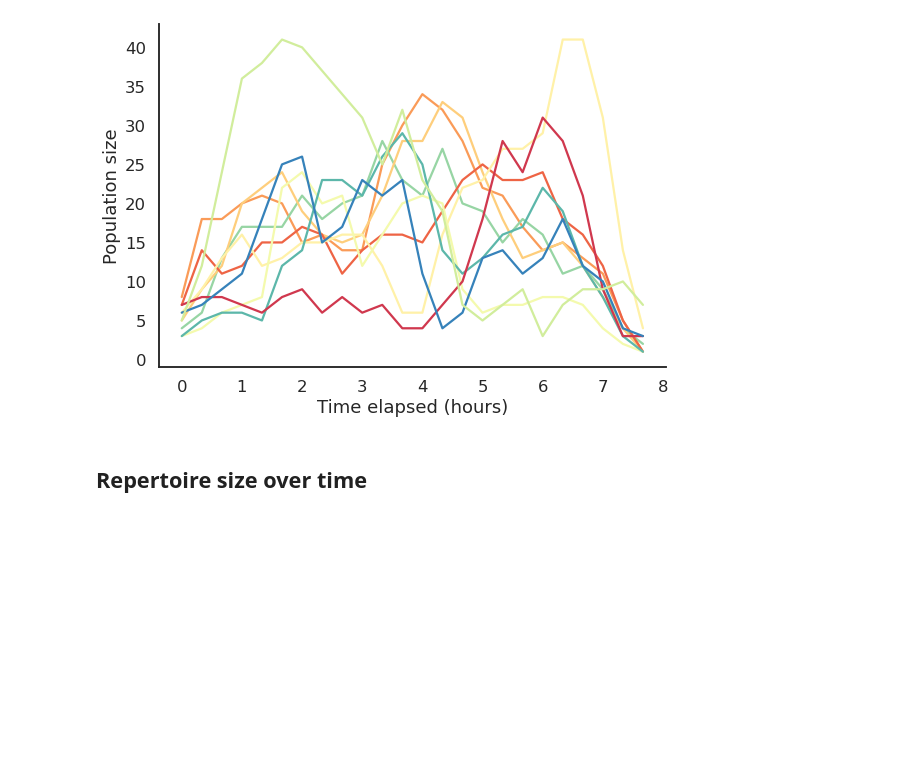
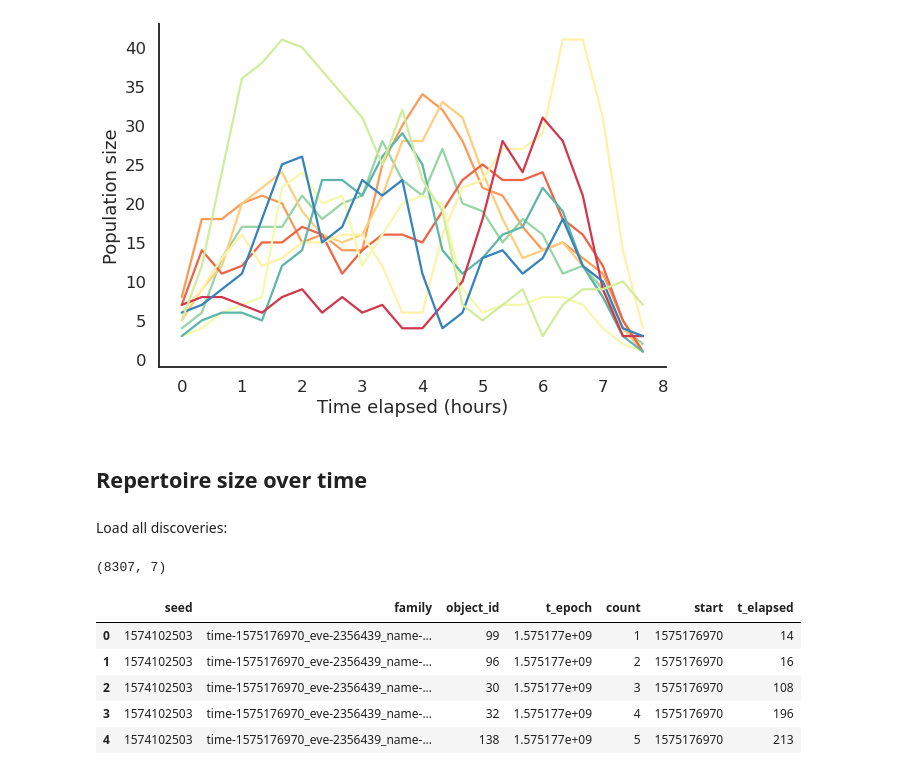
Before and after one commit to nataliavelez/OneHourOneLife, a Jupyter notebook: 5_longitudinal/5_2_repertoire_inputs.ipynb, the cells around one changed output. Saved outputs shown, nothing was run; the diff lists cells and outputs as text; code cells hidden in the pictures; blank space fills up the shorter version.

```diff
--- a/5_longitudinal/5_2_repertoire_inputs.ipynb
+++ b/5_longitudinal/5_2_repertoire_inputs.ipynb
@@ -244,3 +245,23 @@ g._legend.remove()
 [figure]
 # %% [markdown]
 ## Repertoire size over time
+# %% [markdown]
+Load all discoveries:
+# %%
+discoveries_df = pd.read_csv('../3_technology/outputs/family_discoveries.tsv', sep='\t')
+middle_discoveries = discoveries_df[discoveries_df['family'].isin(middle_families)]
+middle_discoveries = middle_discoveries.reset_index(drop=True)
+middle_discoveries = pd.merge(middle_discoveries, middle_starts, on='family', how='left')
+middle_discoveries['t_elapsed'] = middle_discoveries['t_epoch'] - middle_discoveries['start']
+middle_discoveries['t_elapsed'] = middle_discoveries['t_elapsed'].astype(np.int)
+
+print(middle_discoveries.shape)
+middle_discoveries.head()
+# %% [output]
+(8307, 7)
+|  | seed | family | object_id | t_epoch | count | start | t_elapsed |
+| 0 | 1574102503 | time-1575176970_eve-2356439_name-... | 99 | 1.575177e+09 | 1 | 1575176970 | 14 |
+| 1 | 1574102503 | time-1575176970_eve-2356439_name-... | 96 | 1.575177e+09 | 2 | 1575176970 | 16 |
+| 2 | 1574102503 | time-1575176970_eve-2356439_name-... | 30 | 1.575177e+09 | 3 | 1575176970 | 108 |
+| 3 | 1574102503 | time-1575176970_eve-2356439_name-... | 32 | 1.575177e+09 | 4 | 1575176970 | 196 |
+| 4 | 1574102503 | time-1575176970_eve-2356439_name-... | 138 | 1.575177e+09 | 5 | 1575176970 | 213 |
```
Also changed, not shown: parts of 9 cells of this notebook, 3 other files.
